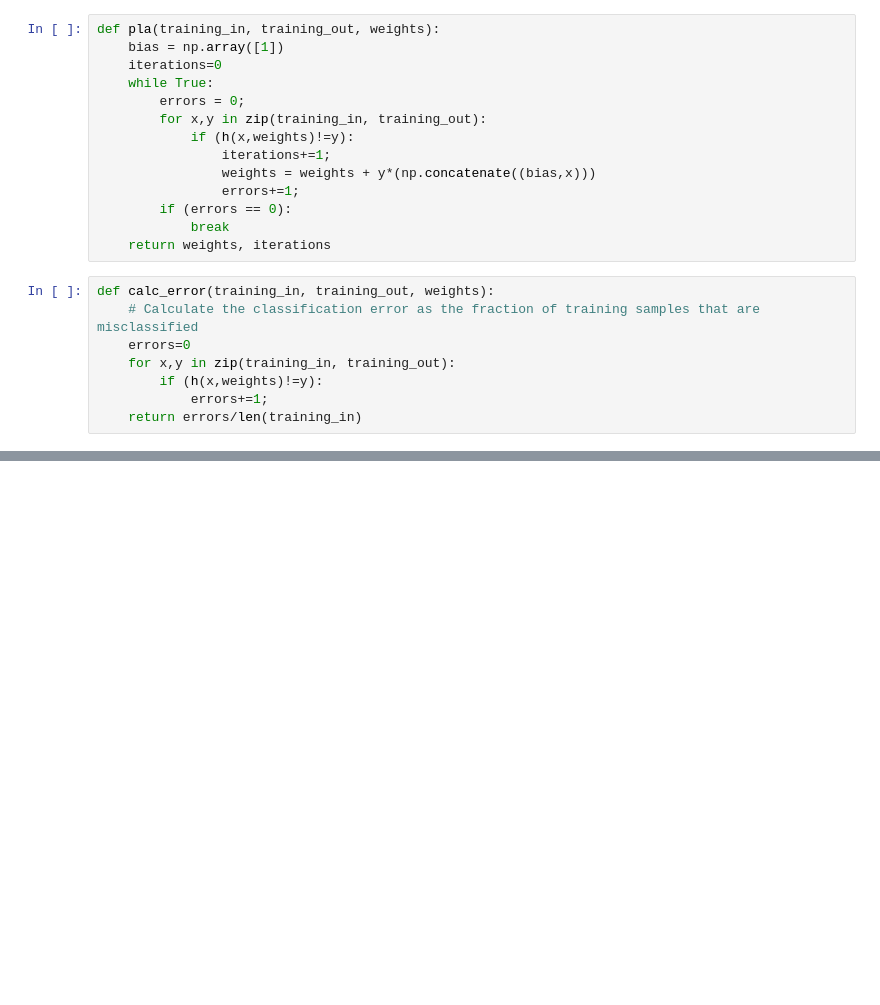
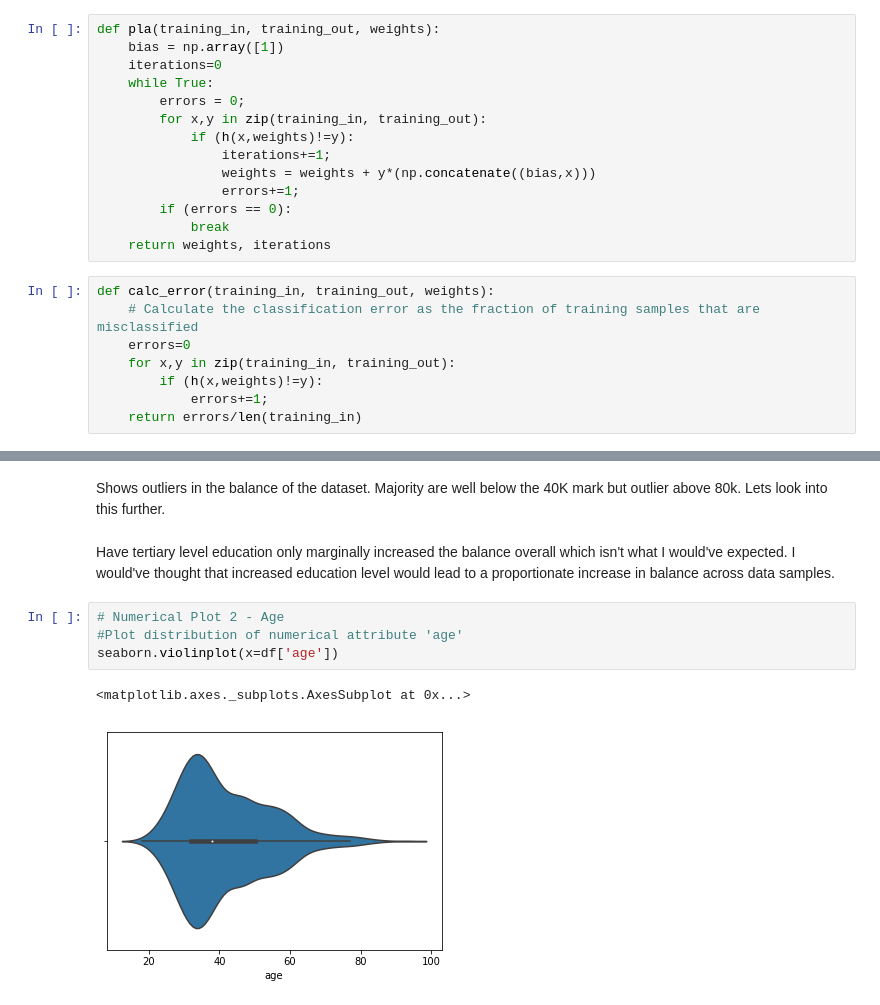
Before and after one commit to vipulpopat/MSCAI_Sem1_Etivity1, a Jupyter notebook: Etivity1.ipynb, the cells around one changed output, grey strips where cells are left out. Drawn from its saved outputs; the diff is of its cells as text; blank space fills up the shorter version.

```diff
--- a/Etivity1.ipynb
+++ b/Etivity1.ipynb
@@ -50,0 +153,11 @@ def calc_error(training_in, training_out, weights):
+# %% [markdown]
+Shows outliers in the balance of the dataset. Majority are well below the 40K mark but outlier above 80k. Lets look into this further.
+# %% [markdown]
+Have tertiary level education only marginally increased the balance overall which isn't what I would've expected. I would've thought that increased education level would lead to a proportionate increase in balance across data samples.
+# %%
+# Numerical Plot 2 - Age
+#Plot distribution of numerical attribute 'age'
+seaborn.violinplot(x=df['age'])
+# %% [output]
+<matplotlib.axes._subplots.AxesSubplot at 0x...>
+[figure, added]
```
Also changed, not shown: parts of 28 cells of this notebook, 4 other files.
